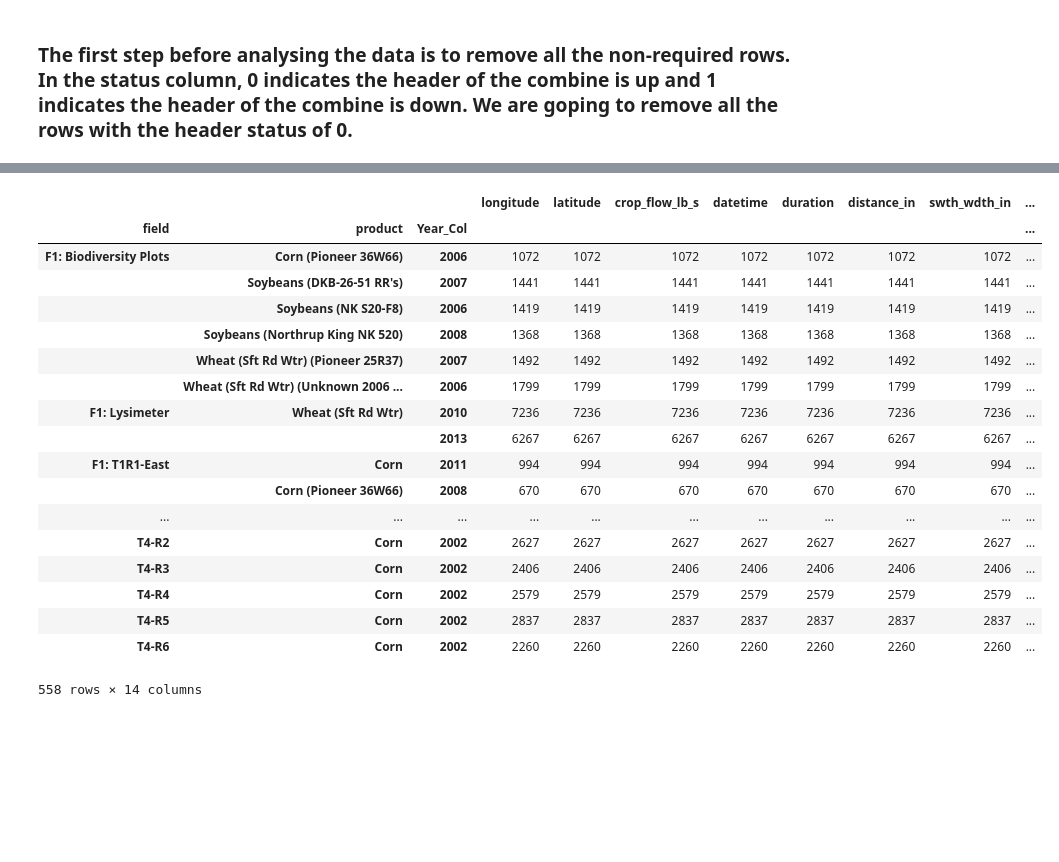
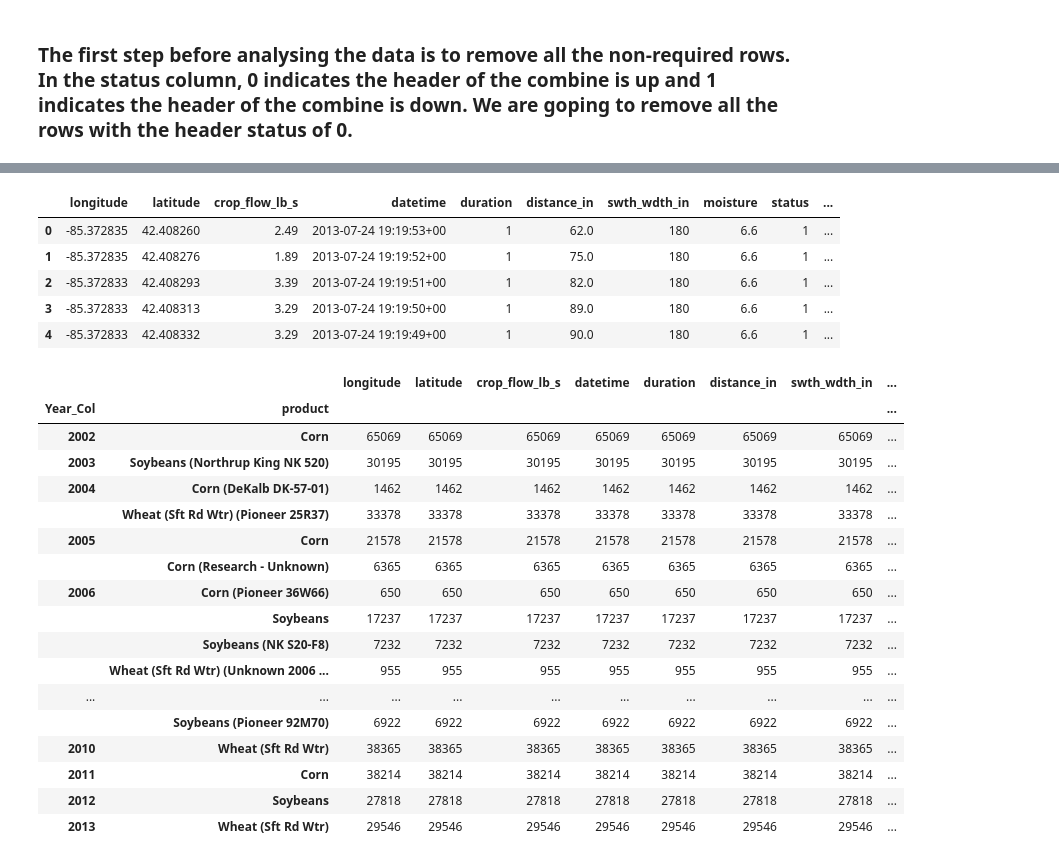
Before and after one commit to HSSangha/Case-Study-2, a Jupyter notebook: Case_Study_2_Harman.ipynb, the cells around one changed output, grey strips where cells are left out. Saved outputs shown, nothing was run; the diff lists cells and outputs as text; code cells hidden in the pictures; blank space fills up the shorter version.

```diff
--- a/Case_Study_2_Harman.ipynb
+++ b/Case_Study_2_Harman.ipynb
@@ -68,0 +53,4 @@ for row in yield_data.iterrows():
+# %%
+new_db = pd.read_csv('new_yield.txt', sep=",", header=None)
+new_db.columns = ['longitude', 'latitude', 'crop_flow_lb_s', 'datetime', 'duration', 'distance_in', 'swth_wdth_in', 'moisture', 'status', 'pass_num', 'serial_number', 'field', 'dataset', 'product', 'elevation_ft']
+new_db
@@ -68,0 +76,6 @@ for row in yield_data.iterrows():
+# %%
+import datetime
+
+new_datetime = pd.to_datetime(new_db['datetime'])
+new_db['New_Date'] = new_datetime
+new_db.head()
@@ -69,22 +89,32 @@ for row in yield_data.iterrows():
+# %%
+year_col = new_db['New_Date'].dt.year
+new_db['Year_Col'] = year_col
+new_db.head()
+# %% [output]
+|  | longitude | latitude | crop_flow_lb_s | datetime | duration | distance_in | swth_wdth_in | moisture | status | ... |
+| 0 | -85.372835 | 42.408260 | 2.49 | 2013-07-24 19:19:53+00 | 1 | 62.0 | 180 | 6.6 | 1 | ... |
+| 1 | -85.372835 | 42.408276 | 1.89 | 2013-07-24 19:19:52+00 | 1 | 75.0 | 180 | 6.6 | 1 | ... |
+| 2 | -85.372833 | 42.408293 | 3.39 | 2013-07-24 19:19:51+00 | 1 | 82.0 | 180 | 6.6 | 1 | ... |
+| 3 | -85.372833 | 42.408313 | 3.29 | 2013-07-24 19:19:50+00 | 1 | 89.0 | 180 | 6.6 | 1 | ... |
+| 4 | -85.372833 | 42.408332 | 3.29 | 2013-07-24 19:19:49+00 | 1 | 90.0 | 180 | 6.6 | 1 | ... |
 # %%
-yield_data.groupby(['field','product','Year_Col']).count()
+new_db.groupby(['Year_Col','product']).count()
 # %% [output]
-|  |  |  | longitude | latitude | crop_flow_lb_s | datetime | duration | distance_in | swth_wdth_in | ... |
-| field | product | Year_Col |  |  |  |  |  |  |  | ... |
-| F1: Biodiversity Plots | Corn (Pioneer 36W66) | 2006 | 1072 | 1072 | 1072 | 1072 | 1072 | 1072 | 1072 | ... |
-|  | Soybeans (DKB-26-51 RR's) | 2007 | 1441 | 1441 | 1441 | 1441 | 1441 | 1441 | 1441 | ... |
-|  | Soybeans (NK S20-F8) | 2006 | 1419 | 1419 | 1419 | 1419 | 1419 | 1419 | 1419 | ... |
-|  | Soybeans (Northrup King NK 520) | 2008 | 1368 | 1368 | 1368 | 1368 | 1368 | 1368 | 1368 | ... |
-|  | Wheat (Sft Rd Wtr) (Pioneer 25R37) | 2007 | 1492 | 1492 | 1492 | 1492 | 1492 | 1492 | 1492 | ... |
-|  | Wheat (Sft Rd Wtr) (Unknown 2006 ... | 2006 | 1799 | 1799 | 1799 | 1799 | 1799 | 1799 | 1799 | ... |
-| F1: Lysimeter | Wheat (Sft Rd Wtr) | 2010 | 7236 | 7236 | 7236 | 7236 | 7236 | 7236 | 7236 | ... |
-|  |  | 2013 | 6267 | 6267 | 6267 | 6267 | 6267 | 6267 | 6267 | ... |
-| F1: T1R1-East | Corn | 2011 | 994 | 994 | 994 | 994 | 994 | 994 | 994 | ... |
-|  | Corn (Pioneer 36W66) | 2008 | 670 | 670 | 670 | 670 | 670 | 670 | 670 | ... |
-| ... | ... | ... | ... | ... | ... | ... | ... | ... | ... | ... |
-| T4-R2 | Corn | 2002 | 2627 | 2627 | 2627 | 2627 | 2627 | 2627 | 2627 | ... |
-| T4-R3 | Corn | 2002 | 2406 | 2406 | 2406 | 2406 | 2406 | 2406 | 2406 | ... |
-| T4-R4 | Corn | 2002 | 2579 | 2579 | 2579 | 2579 | 2579 | 2579 | 2579 | ... |
-| T4-R5 | Corn | 2002 | 2837 | 2837 | 2837 | 2837 | 2837 | 2837 | 2837 | ... |
-| T4-R6 | Corn | 2002 | 2260 | 2260 | 2260 | 2260 | 2260 | 2260 | 2260 | ... |
+|  |  | longitude | latitude | crop_flow_lb_s | datetime | duration | distance_in | swth_wdth_in | ... |
+| Year_Col | product |  |  |  |  |  |  |  | ... |
+| 2002 | Corn | 65069 | 65069 | 65069 | 65069 | 65069 | 65069 | 65069 | ... |
+| 2003 | Soybeans (Northrup King NK 520) | 30195 | 30195 | 30195 | 30195 | 30195 | 30195 | 30195 | ... |
+| 2004 | Corn (DeKalb DK-57-01) | 1462 | 1462 | 1462 | 1462 | 1462 | 1462 | 1462 | ... |
+|  | Wheat (Sft Rd Wtr) (Pioneer 25R37) | 33378 | 33378 | 33378 | 33378 | 33378 | 33378 | 33378 | ... |
+| 2005 | Corn | 21578 | 21578 | 21578 | 21578 | 21578 | 21578 | 21578 | ... |
+|  | Corn (Research - Unknown) | 6365 | 6365 | 6365 | 6365 | 6365 | 6365 | 6365 | ... |
+| 2006 | Corn (Pioneer 36W66) | 650 | 650 | 650 | 650 | 650 | 650 | 650 | ... |
+|  | Soybeans | 17237 | 17237 | 17237 | 17237 | 17237 | 17237 | 17237 | ... |
+|  | Soybeans (NK S20-F8) | 7232 | 7232 | 7232 | 7232 | 7232 | 7232 | 7232 | ... |
+|  | Wheat (Sft Rd Wtr) (Unknown 2006 ... | 955 | 955 | 955 | 955 | 955 | 955 | 955 | ... |
+| ... | ... | ... | ... | ... | ... | ... | ... | ... | ... |
+|  | Soybeans (Pioneer 92M70) | 6922 | 6922 | 6922 | 6922 | 6922 | 6922 | 6922 | ... |
+| 2010 | Wheat (Sft Rd Wtr) | 38365 | 38365 | 38365 | 38365 | 38365 | 38365 | 38365 | ... |
+| 2011 | Corn | 38214 | 38214 | 38214 | 38214 | 38214 | 38214 | 38214 | ... |
+| 2012 | Soybeans | 27818 | 27818 | 27818 | 27818 | 27818 | 27818 | 27818 | ... |
+| 2013 | Wheat (Sft Rd Wtr) | 29546 | 29546 | 29546 | 29546 | 29546 | 29546 | 29546 | ... |
-558 rows × 14 columns
```
Also changed, not shown: parts of 6 cells of this notebook.
